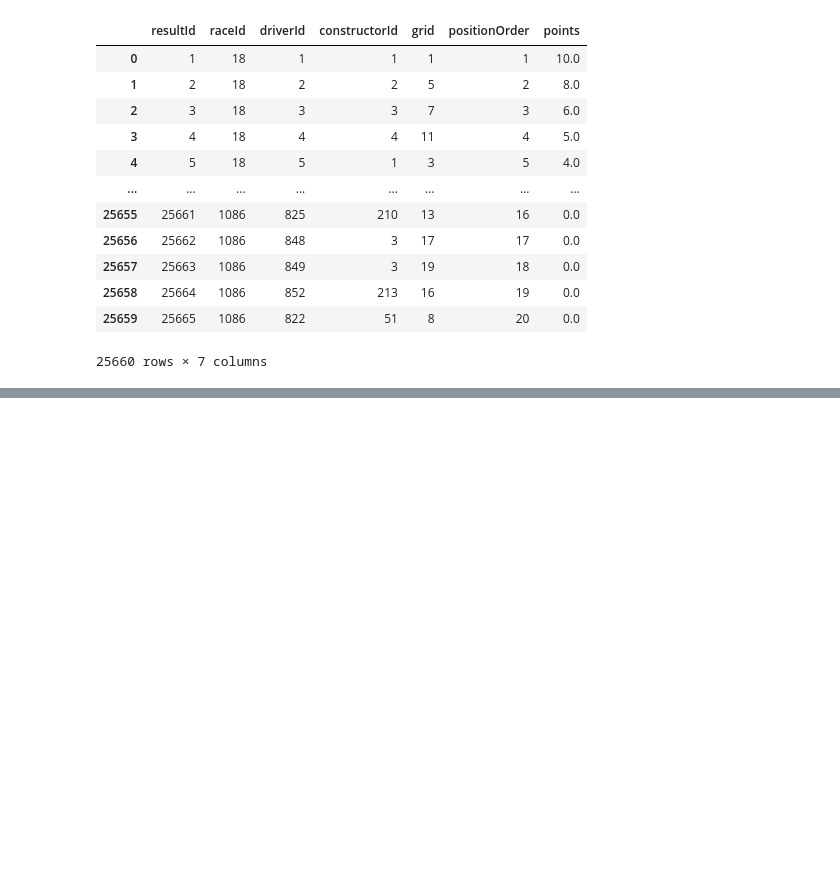
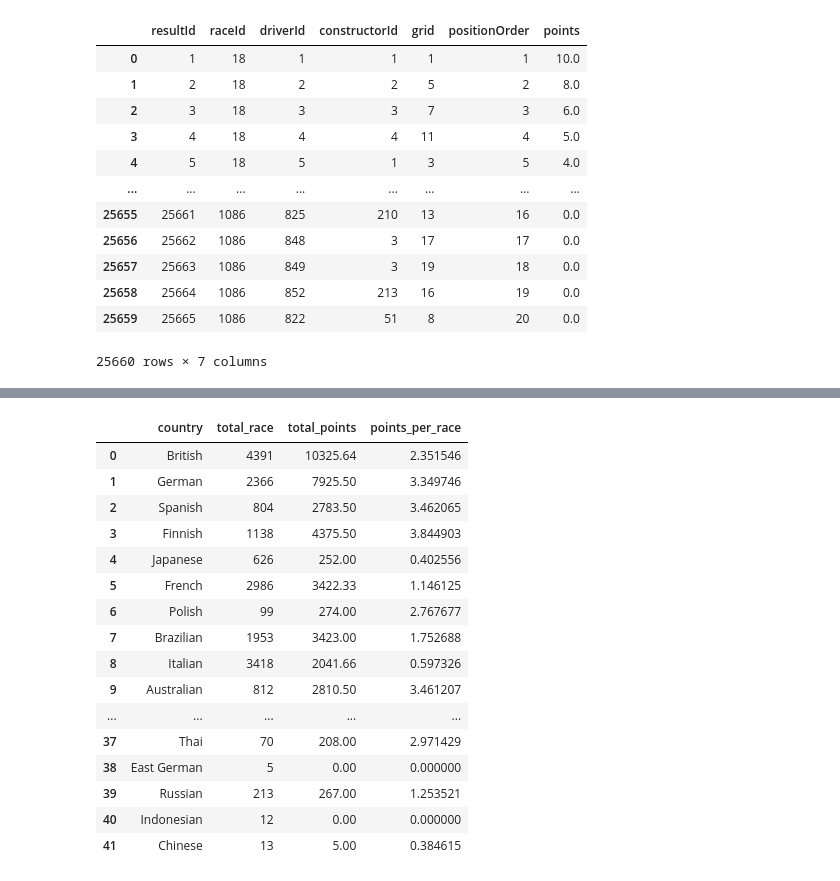
Before and after one commit to Ashley822/datasci151_final_project, a Jupyter notebook: cleaning_and_merging.ipynb, the cells around one changed output, grey strips where cells are left out. Drawn from its saved outputs; the diff is of its cells as text; code cells hidden in the pictures; blank space fills up the shorter version.

```diff
--- a/cleaning_and_merging.ipynb
+++ b/cleaning_and_merging.ipynb
@@ -165,0 +214,47 @@ df_merged = pd.merge(left = df_merged_constructor_results, right = df_races, how
+# %%
+unique_nat = df_merged["nationality"].unique()
+
+countries = []
+total_points_lst = []
+points_per_country = []
+total_race = []
+
+
+for country in unique_nat:
+    df_country = df_merged.query("nationality == @country")
+
+    total_races = len(df_country)
+    total_points = df_country["points"].sum()
+    points_per_race = total_points/total_races
+
+    countries.append(country)
+    total_race.append(total_races)
+    total_points_lst.append(total_points)
+    points_per_country.append(points_per_race)
+
+country_points = pd.DataFrame({
+    "country": countries,
+    "total_race": total_race,
+    "total_points": total_points_lst,
+    "points_per_race": points_per_country
+})
+
+display(country_points)
+# %% [output]
+|  | country | total_race | total_points | points_per_race |
+| 0 | British | 4391 | 10325.64 | 2.351546 |
+| 1 | German | 2366 | 7925.50 | 3.349746 |
+| 2 | Spanish | 804 | 2783.50 | 3.462065 |
+| 3 | Finnish | 1138 | 4375.50 | 3.844903 |
+| 4 | Japanese | 626 | 252.00 | 0.402556 |
+| 5 | French | 2986 | 3422.33 | 1.146125 |
+| 6 | Polish | 99 | 274.00 | 2.767677 |
+| 7 | Brazilian | 1953 | 3423.00 | 1.752688 |
+| 8 | Italian | 3418 | 2041.66 | 0.597326 |
+| 9 | Australian | 812 | 2810.50 | 3.461207 |
+| ... | ... | ... | ... | ... |
+| 37 | Thai | 70 | 208.00 | 2.971429 |
+| 38 | East German | 5 | 0.00 | 0.000000 |
+| 39 | Russian | 213 | 267.00 | 1.253521 |
+| 40 | Indonesian | 12 | 0.00 | 0.000000 |
+| 41 | Chinese | 13 | 5.00 | 0.384615 |
```
Also changed, not shown: parts of 7 cells of this notebook.
